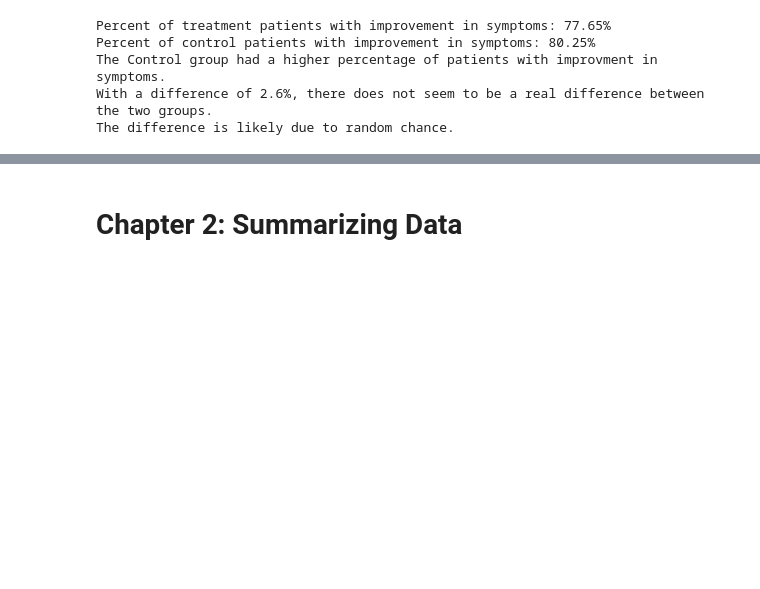
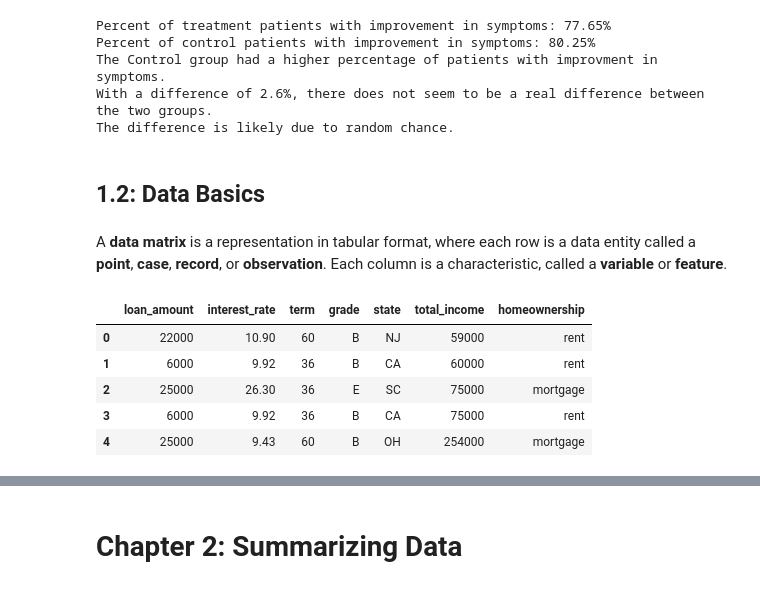
Before and after one commit to zdravoj/data-science-foundations, a Jupyter notebook: OpenIntro_Statistics/chs_1to4.ipynb, the cells around one changed output, grey strips where cells are left out. Saved outputs shown, nothing was run; the diff lists cells and outputs as text; code cells hidden in the pictures; blank space fills up the shorter version.

```diff
--- a/OpenIntro_Statistics/chs_1to4.ipynb
+++ b/OpenIntro_Statistics/chs_1to4.ipynb
@@ -184,3 +184,36 @@ Percent of control patients with improvement in symptoms: 80.25%
 The Control group had a higher percentage of patients with improvment in symptoms.
 With a difference of 2.6%, there does not seem to be a real difference between the two groups.
 The difference is likely due to random chance.
+# %% [markdown]
+## 1.2: Data Basics
+# %% [markdown]
+A **data matrix** is a representation in tabular format, where each row is a data entity called a **point**, **case**, **record**, or **observation**. Each column is a characteristic, called a **variable** or **feature**.
+# %%
+loan50 = pd.read_csv(
+    'OI_Resources/loan50.csv',
+    usecols= [
+        'loan_amount',
+        'interest_rate',
+        'term',
+        'grade',
+        'state',
+        'total_income',
+        'homeownership'
+    ]
+)[[
+    'loan_amount',
+    'interest_rate',
+    'term',
+    'grade',
+    'state',
+    'total_income',
+    'homeownership'
+]]
+display(loan50.head())
+# %% [output]
+|  | loan_amount | interest_rate | term | grade | state | total_income | homeownership |
+| 0 | 22000 | 10.90 | 60 | B | NJ | 59000 | rent |
+| 1 | 6000 | 9.92 | 36 | B | CA | 60000 | rent |
+| 2 | 25000 | 26.30 | 36 | E | SC | 75000 | mortgage |
+| 3 | 6000 | 9.92 | 36 | B | CA | 75000 | rent |
+| 4 | 25000 | 9.43 | 60 | B | OH | 254000 | mortgage |
```
Also changed, not shown: parts of 12 cells of this notebook.
